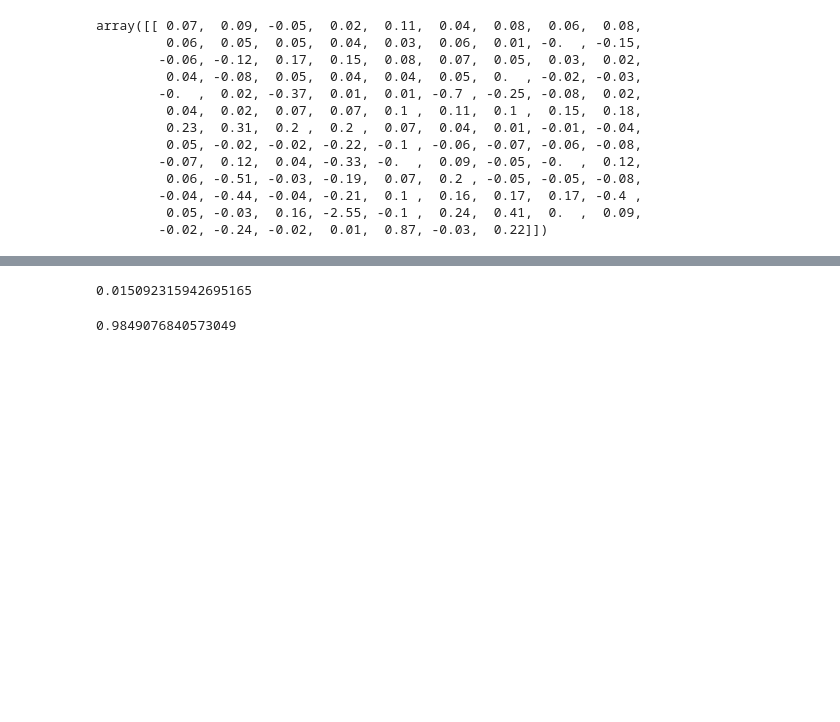
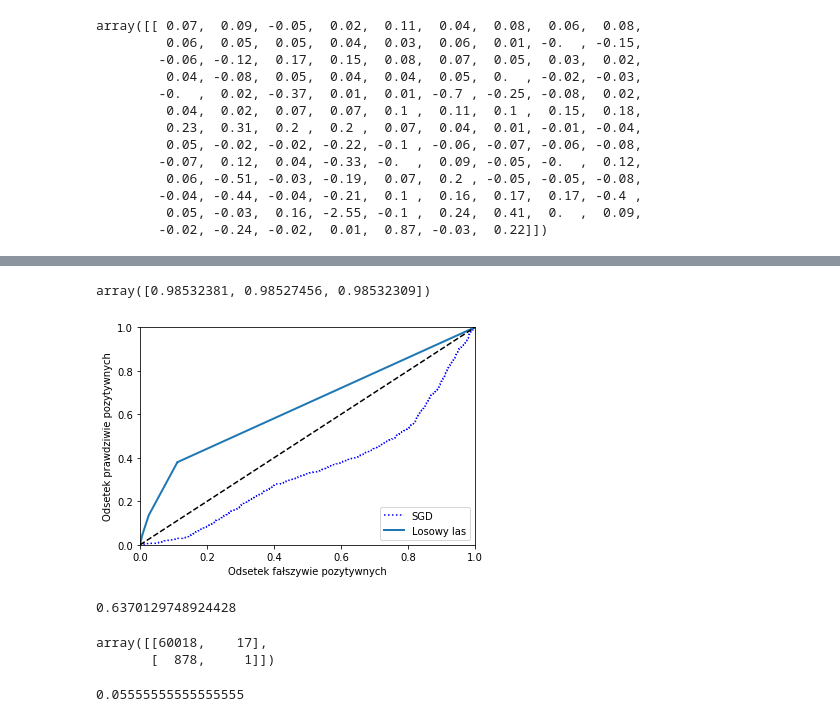
Before and after one commit to annawozz/Projekt_zaliczenie, a Jupyter notebook: Projekt2_AWozniak.ipynb, the cells around one changed output, grey strips where cells are left out. Cells and saved outputs as stored; diff of their text form; code cells hidden in the pictures; blank space fills up the shorter version.

```diff
--- a/Projekt2_AWozniak.ipynb
+++ b/Projekt2_AWozniak.ipynb
@@ -857,3 +1057,0 @@ from sklearn.tree import DecisionTreeClassifier
-# %%
-model_dt = DecisionTreeClassifier(max_depth=5)
-model_dt.fit(X_train, y_train)
@@ -899,7 +1127,6 @@ array([0.        , 0.02651793, 0.        , 0.        , 0.        ,
 # ale w sumie dają lepszy wynik. Las losowy jest stabilny, ocena jest dokładniejsza. Tych drzew musi być naprawdę dużo
 # żeby ten wynik był miarodajny
 from sklearn.ensemble import RandomForestClassifier
-model_rf = RandomForestClassifier(100, min_samples_leaf=10)
-model_rf.fit(X_train, y_train)
-model_rf.feature_importances_.round(2)
+forest_clf = RandomForestClassifier(random_state=42)
+forest_clf.fit(X_train, y_train)
 # %% [output]
@@ -932,8 +1139,20 @@ X_test.shape
-# %%
-y_test.mean() # ile jest 1 (Otrzymało pożyczkę) 1,5 %
-# %% [output]
-0.015092315942695165
-# %%
-1 - y_test.mean() # ile jest 0 (Nie dostali pożyczki) 98,5 %
-# %% [output]
-0.9849076840573049
+# %%
+# Pomiar dokładności za pomocą sprawdzianu krzyżowego
+# Miara jakości dokładność ACC - procent poprawnie zaklasyfikowanych obserwacji
+cross_val_score(forest_clf, X_train, y_train, cv=3, scoring="accuracy")
+# %% [output]
+array([0.98532381, 0.98527456, 0.98532309])
+# %%
+y_probas_forest = cross_val_predict(forest_clf, X_train, y_train, cv=3, method="predict_proba")
+# %%
+# prawdopodobieństwo przynależności do klasy pozytywnej
+y_scores_forest = y_probas_forest[:, 1] # wynik = prawd przynależności do klasy pozytywnej
+fpr_forest, tpr_forest, thresholds_forest = roc_curve(y_train, y_scores_forest)
+# %%
+# Krzywa ROC dla modelu las losowy w porównaniu z modelem SGD
+plt.plot(fpr, tpr, "b:", label="SGD")
+plot_roc_curve(fpr_forest, tpr_forest, "Losowy las")
+plt.legend(loc="lower right")
+plt.show()
+# %% [output]
+[figure, added]
@@ -939,0 +1162,5 @@ y_test.mean() # ile jest 1 (Otrzymało pożyczkę) 1,5 %
+# %%
+# Wynik obszaru AUC
+roc_auc_score(y_train, y_scores_forest)
+# %% [output]
+0.6370129748924428
@@ -939,0 +1173,13 @@ y_test.mean() # ile jest 1 (Otrzymało pożyczkę) 1,5 %
+# %%
+from sklearn.metrics import confusion_matrix
+confusion_matrix(y_train, y_train_pred)
+# %% [output]
+array([[60018,    17],
+       [  878,     1]])
+# %%
+# Miara jakości P - precyzja, proporcja poprawnie rozpoznanych obserwacji w przypadku gdy model przewiduje na
+# wyjściu pierwszą klasę
+from sklearn.metrics import precision_score
+precision_score(y_train, y_train_pred)
+# %% [output]
+0.05555555555555555
```
Also changed, not shown: parts of 90 cells of this notebook.
